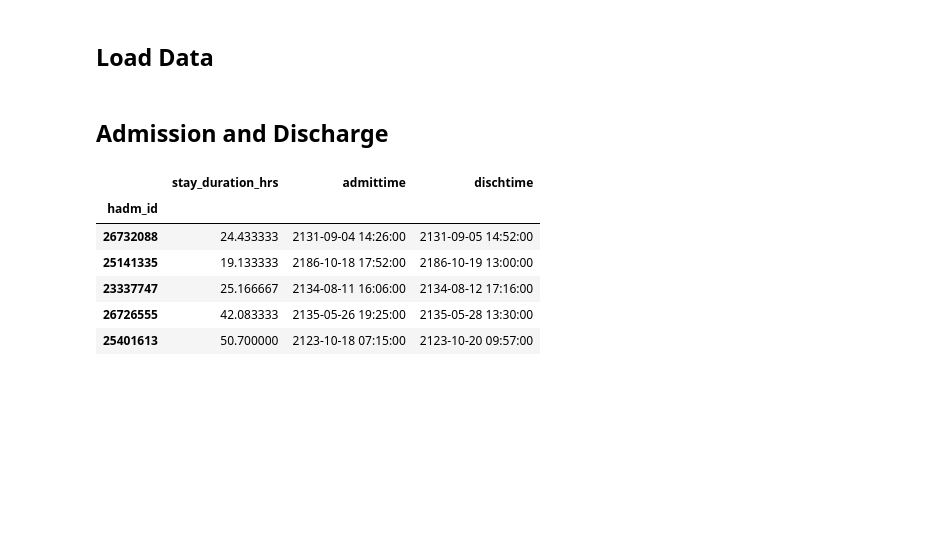
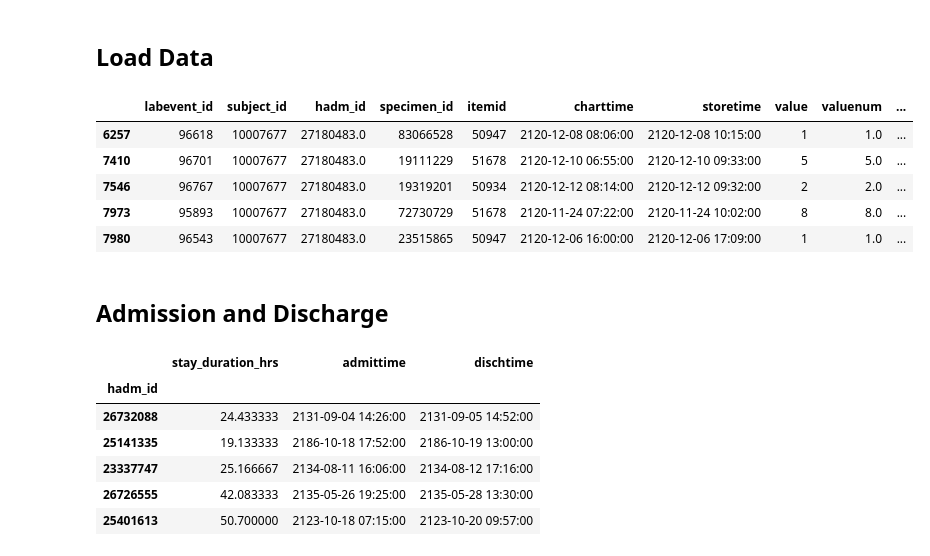
Before and after one commit to RayRuizhiLiao/ml4h_chf_readmissions, a Jupyter notebook: phase2_teamB/extract_lab_jeremy.ipynb, the cells around one changed output. Drawn from its saved outputs; the diff is of its cells as text; code cells hidden in the pictures; blank space fills up the shorter version.

```diff
--- a/phase2_teamB/extract_lab_jeremy.ipynb
+++ b/phase2_teamB/extract_lab_jeremy.ipynb
@@ -26,6 +30,15 @@ selected_emars = pd.concat([chunk[chunk.hadm_id.isin(cohort_ids)] for chunk in i
 # %%
 iter_labs = pd.read_csv(f'{mimiciv_dir}hosp/labevents.csv', iterator=True, chunksize=100000)
 selected_labevs = pd.concat([chunk[chunk.hadm_id.isin(cohort_ids)] for chunk in iter_labs])
+# %%
+selected_labevs.head()
+# %% [output]
+|  | labevent_id | subject_id | hadm_id | specimen_id | itemid | charttime | storetime | value | valuenum | ... |
+| 6257 | 96618 | 10007677 | 27180483.0 | 83066528 | 50947 | 2120-12-08 08:06:00 | 2120-12-08 10:15:00 | 1 | 1.0 | ... |
+| 7410 | 96701 | 10007677 | 27180483.0 | 19111229 | 51678 | 2120-12-10 06:55:00 | 2120-12-10 09:33:00 | 5 | 5.0 | ... |
+| 7546 | 96767 | 10007677 | 27180483.0 | 19319201 | 50934 | 2120-12-12 08:14:00 | 2120-12-12 09:32:00 | 2 | 2.0 | ... |
+| 7973 | 95893 | 10007677 | 27180483.0 | 72730729 | 51678 | 2120-11-24 07:22:00 | 2120-11-24 10:02:00 | 8 | 8.0 | ... |
+| 7980 | 96543 | 10007677 | 27180483.0 | 23515865 | 50947 | 2120-12-06 16:00:00 | 2120-12-06 17:09:00 | 1 | 1.0 | ... |
 # %% [markdown]
 ## Admission and Discharge
 # %%
```
Also changed, not shown: parts of 11 cells of this notebook, 1 other file.
